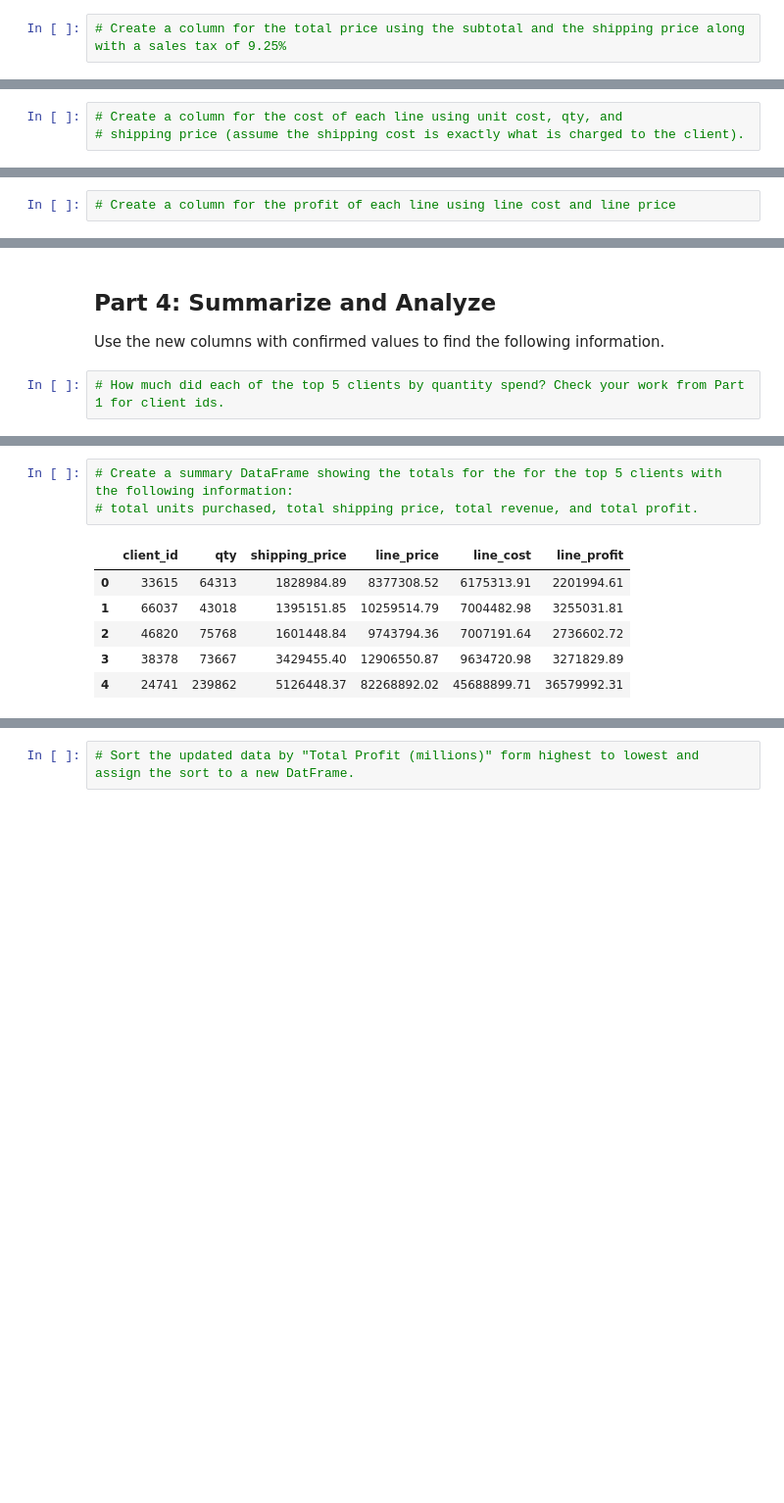
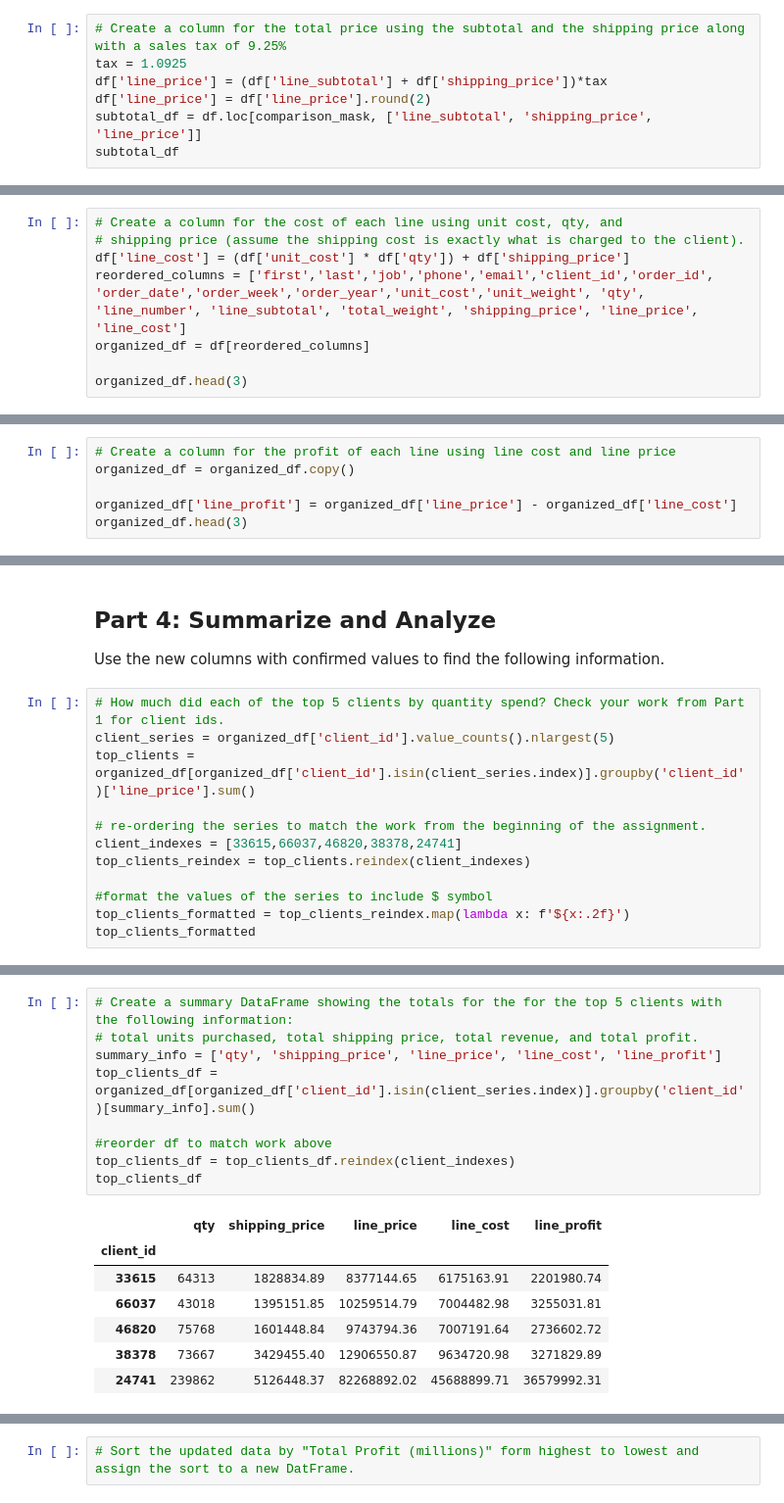
Before and after one commit to elcooney/pandas-challenge-1, a Jupyter notebook: wholesale_data_analysis_starter_code.ipynb, the cells around one changed output, grey strips where cells are left out. Shown at 98% size. Cells and saved outputs as stored; diff of their text form; blank space fills up the shorter version.

```diff
--- a/wholesale_data_analysis_starter_code.ipynb
+++ b/wholesale_data_analysis_starter_code.ipynb
@@ -197,4 +234,9 @@ Do we know that this client spent the more money than client 66037? If not, how
 # %%
 # Create a column for the total price using the subtotal and the shipping price along with a sales tax of 9.25%
+tax = 1.0925
+df['line_price'] = (df['line_subtotal'] + df['shipping_price'])*tax
+df['line_price'] = df['line_price'].round(2)
+subtotal_df = df.loc[comparison_mask, ['line_subtotal', 'shipping_price', 'line_price']]
+subtotal_df
 # %% [output]
 |  | line_subtotal | shipping_price | line_price |
@@ -204,6 +255,11 @@ Do we know that this client spent the more money than client 66037? If not, how
 # %%
 # Create a column for the cost of each line using unit cost, qty, and
 # shipping price (assume the shipping cost is exactly what is charged to the client).
+df['line_cost'] = (df['unit_cost'] * df['qty']) + df['shipping_price']
+reordered_columns = ['first','last','job','phone','email','client_id','order_id', 'order_date','order_week','order_year','unit_cost','unit_weight', 'qty', 'line_number', 'line_subtotal', 'total_weight', 'shipping_price', 'line_price', 'line_cost']
+organized_df = df[reordered_columns]
+
+organized_df.head(3)
 # %% [output]
 |  | first | last | job | phone | email | client_id | order_id | order_date | order_week | order_year | ... |
 | 0 | Donald | Harding | Immunologist | 793-904-7725x39308 | harding.donald.7185@sullivan.com | 58515 | 8953482 | 2023-04-28 | 17 | 2023 | ... |
@@ -213,5 +268,9 @@ Do we know that this client spent the more money than client 66037? If not, how
 # %%
 # Create a column for the profit of each line using line cost and line price
+organized_df = organized_df.copy()
+
+organized_df['line_profit'] = organized_df['line_price'] - organized_df['line_cost']
+organized_df.head(3)
 # %% [output]
 |  | first | last | job | phone | email | client_id | order_id | order_date | order_week | order_year | ... |
 | 0 | Donald | Harding | Immunologist | 793-904-7725x39308 | harding.donald.7185@sullivan.com | 58515 | 8953482 | 2023-04-28 | 17 | 2023 | ... |
@@ -238,4 +311,14 @@ Order 6128929 total: $923441.25
 Use the new columns with confirmed values to find the following information.
 # %%
 # How much did each of the top 5 clients by quantity spend? Check your work from Part 1 for client ids.
+client_series = organized_df['client_id'].value_counts().nlargest(5)
+top_clients = organized_df[organized_df['client_id'].isin(client_series.index)].groupby('client_id')['line_price'].sum()
+
+# re-ordering the series to match the work from the beginning of the assignment.
+client_indexes = [33615,66037,46820,38378,24741]
+top_clients_reindex = top_clients.reindex(client_indexes)
+
+#format the values of the series to include $ symbol
+top_clients_formatted = top_clients_reindex.map(lambda x: f'${x:.2f}')
+top_clients_formatted
 # %% [output]
@@ -247,13 +332,20 @@ Use the new columns with confirmed values to find the following information.
 # %%
 # Create a summary DataFrame showing the totals for the for the top 5 clients with the following information:
 # total units purchased, total shipping price, total revenue, and total profit.
+summary_info = ['qty', 'shipping_price', 'line_price', 'line_cost', 'line_profit']
+top_clients_df = organized_df[organized_df['client_id'].isin(client_series.index)].groupby('client_id')[summary_info].sum()
+
+#reorder df to match work above
+top_clients_df = top_clients_df.reindex(client_indexes)
+top_clients_df
 # %% [output]
-|  | client_id | qty | shipping_price | line_price | line_cost | line_profit |
-| 0 | 33615 | 64313 | 1828984.89 | 8377308.52 | 6175313.91 | 2201994.61 |
-| 1 | 66037 | 43018 | 1395151.85 | 10259514.79 | 7004482.98 | 3255031.81 |
-| 2 | 46820 | 75768 | 1601448.84 | 9743794.36 | 7007191.64 | 2736602.72 |
-| 3 | 38378 | 73667 | 3429455.40 | 12906550.87 | 9634720.98 | 3271829.89 |
-| 4 | 24741 | 239862 | 5126448.37 | 82268892.02 | 45688899.71 | 36579992.31 |
+|  | qty | shipping_price | line_price | line_cost | line_profit |
+| client_id |  |  |  |  |  |
+| 33615 | 64313 | 1828834.89 | 8377144.65 | 6175163.91 | 2201980.74 |
+| 66037 | 43018 | 1395151.85 | 10259514.79 | 7004482.98 | 3255031.81 |
+| 46820 | 75768 | 1601448.84 | 9743794.36 | 7007191.64 | 2736602.72 |
+| 38378 | 73667 | 3429455.40 | 12906550.87 | 9634720.98 | 3271829.89 |
+| 24741 | 239862 | 5126448.37 | 82268892.02 | 45688899.71 | 36579992.31 |
 # %%
 # Format the data and rename the columns to names suitable for presentation.
 
```
Also changed, not shown: parts of 8 cells of this notebook.
